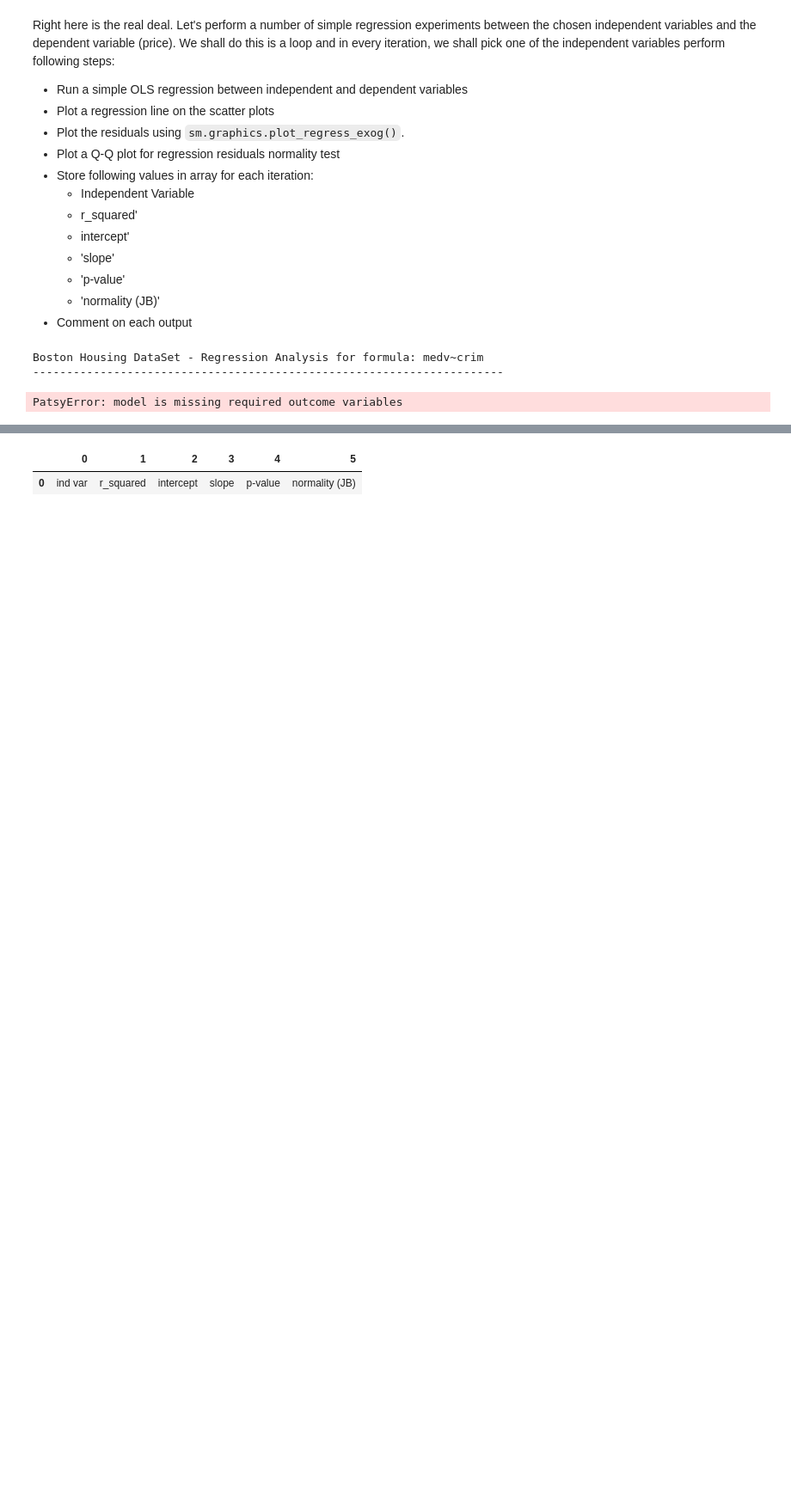
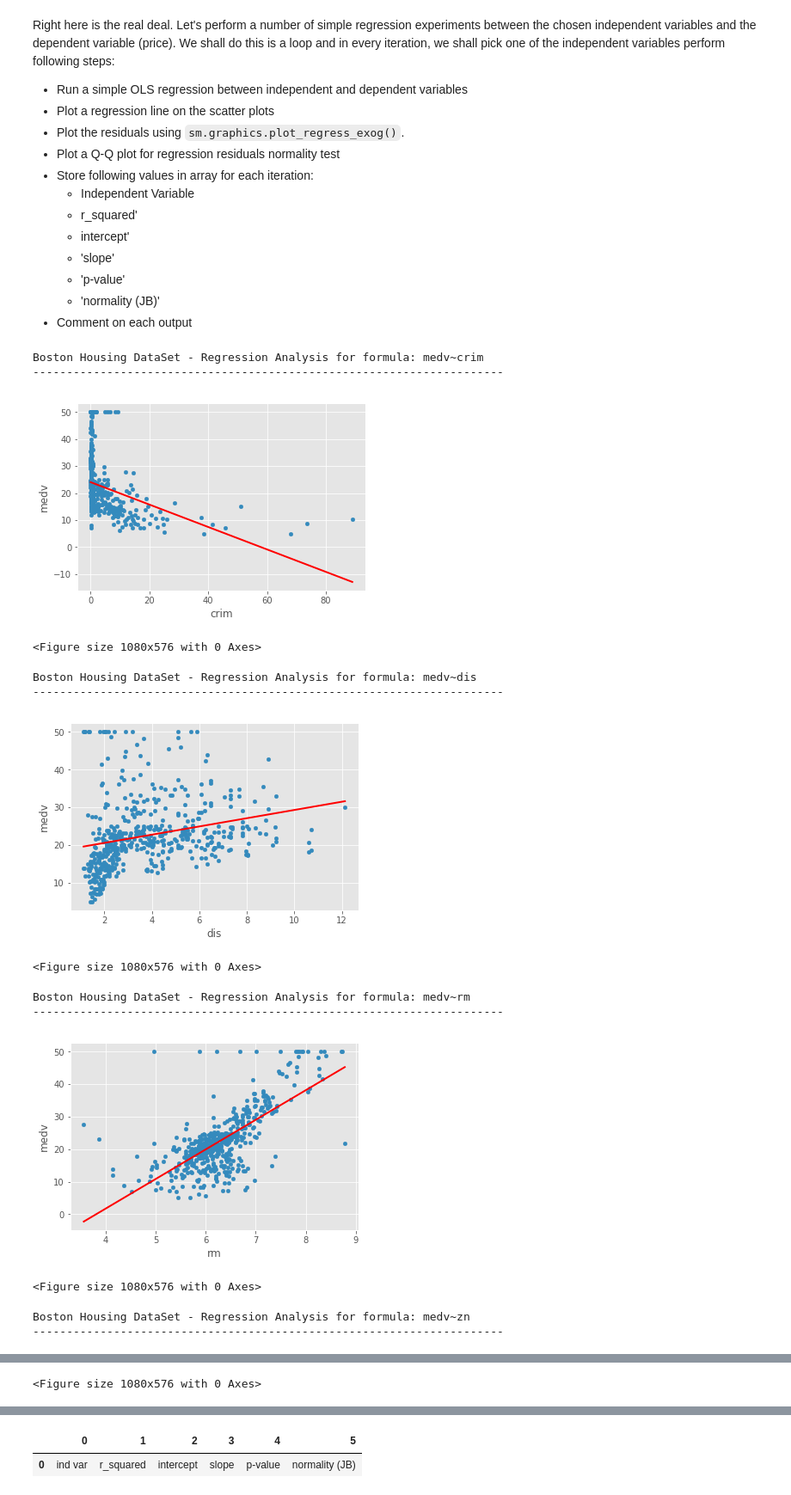
Before and after one commit to nickyp16/ds-skills2-regression-EOD-Lab-nyc-ds-skills-112618, a Jupyter notebook: index.ipynb, the cells around one changed output, grey strips where cells are left out. Shown at 86% size. Cells and saved outputs as stored; diff of their text form; code cells hidden in the pictures; blank space fills up the shorter version.

```diff
--- a/index.ipynb
+++ b/index.ipynb
@@ -98,28 +98,39 @@ Right here is the real deal. Let's perform a number of simple regression experim
 # %%
 # can use statsmodels or "sklearn" for regression analysis
 import statsmodels.api as sm
 import statsmodels.formula.api as smf
 import scipy.stats as stats
 import statsmodels.stats.api as sms
 
 results = [['ind var','r_squared','intercept','slope','p-value','normality (JB)']]
 for idx,val in enumerate(['crim','dis','rm','zn','age']):
     print("Boston Housing DataSet - Regression Analysis for formula: medv~" + val)
     print('----------------------------------------------------------------------')
 
-    f = 'medv-' + val
+    f = 'medv~' + val
     model = smf.ols(formula=f,data=df).fit()
 
     X_new = pd.DataFrame({val: [df[val].min(),df[val].max()]});
     preds = model.predict(X_new)
     df.plot(kind='scatter',x=val,y='medv');
     plt.plot(X_new, preds,c='red',linewidth=2);
     plt.show()
     fig = plt.figure(figsize=(15,8))
 
 
     plt.show()
 # %% [output]
 Boston Housing DataSet - Regression Analysis for formula: medv~crim
 ----------------------------------------------------------------------
+[figure, added]
-PatsyError: model is missing required outcome variables
+<Figure size 1080x576 with 0 Axes>
+Boston Housing DataSet - Regression Analysis for formula: medv~dis
+----------------------------------------------------------------------
+[figure, added]
+<Figure size 1080x576 with 0 Axes>
+Boston Housing DataSet - Regression Analysis for formula: medv~rm
+----------------------------------------------------------------------
+[figure, added]
+<Figure size 1080x576 with 0 Axes>
+Boston Housing DataSet - Regression Analysis for formula: medv~zn
+----------------------------------------------------------------------
@@ -125,0 +138 @@ PatsyError: model is missing required outcome variables
+<Figure size 1080x576 with 0 Axes>
```
Also changed, not shown: parts of 1 cell of this notebook.
